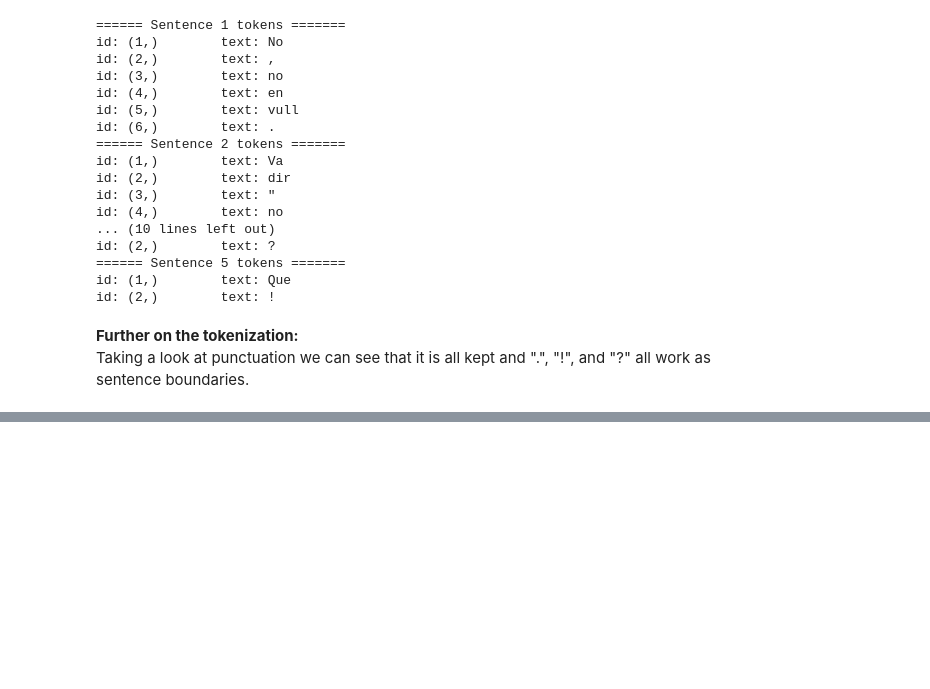
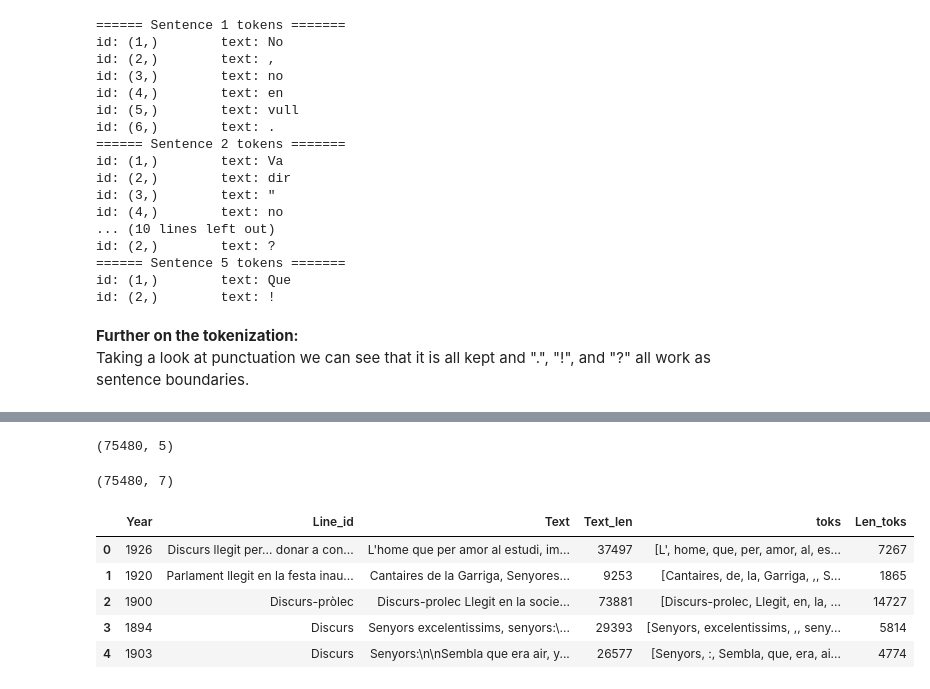
Before and after one commit to Data-Science-for-Linguists-2025/Linguistic-Markers-Catalan-Substitution, a Jupyter notebook: Data-Parsing-Exploratory-Analysis-2.ipynb, the cells around one changed output, grey strips where cells are left out. Drawn from its saved outputs; the diff is of its cells as text; code cells hidden in the pictures; blank space fills up the shorter version.

Commit message:
dataframe tokenized

```diff
--- a/Data-Parsing-Exploratory-Analysis-2.ipynb
+++ b/Data-Parsing-Exploratory-Analysis-2.ipynb
@@ -1491,0 +1520,2 @@ NameError: name 'token' is not defined
+# %%
+tokscomplete_df = pd.read_pickle("tokcomplete_df.pkl")
@@ -1491,0 +1533,19 @@ NameError: name 'token' is not defined
+# %%
+modif_complete_data.shape
+# %% [output]
+(75480, 5)
+# %%
+tokscomplete_df.shape
+# %% [output]
+(75480, 7)
+# %%
+tokscomplete_df = tokscomplete_df[["Year", "Line_id", "Text", "Text_len", "toks", "Len_toks"]]
+# %%
+tokscomplete_df.head(5)
+# %% [output]
+|  | Year | Line_id | Text | Text_len | toks | Len_toks |
+| 0 | 1926 | Discurs llegit per... donar a con... | L'home que per amor al estudi, im... | 37497 | [L', home, que, per, amor, al, es... | 7267 |
+| 1 | 1920 | Parlament llegit en la festa inau... | Cantaires de la Garriga, Senyores... | 9253 | [Cantaires, de, la, Garriga, ,, S... | 1865 |
+| 2 | 1900 | Discurs-pròlec | Discurs-prolec Llegit en la socie... | 73881 | [Discurs-prolec, Llegit, en, la, ... | 14727 |
+| 3 | 1894 | Discurs | Senyors excelentissims, senyors:\... | 29393 | [Senyors, excelentissims, ,, seny... | 5814 |
+| 4 | 1903 | Discurs | Senyors:\n\nSembla que era air, y... | 26577 | [Senyors, :, Sembla, que, era, ai... | 4774 |
```
Also changed, not shown: parts of 12 cells of this notebook.
